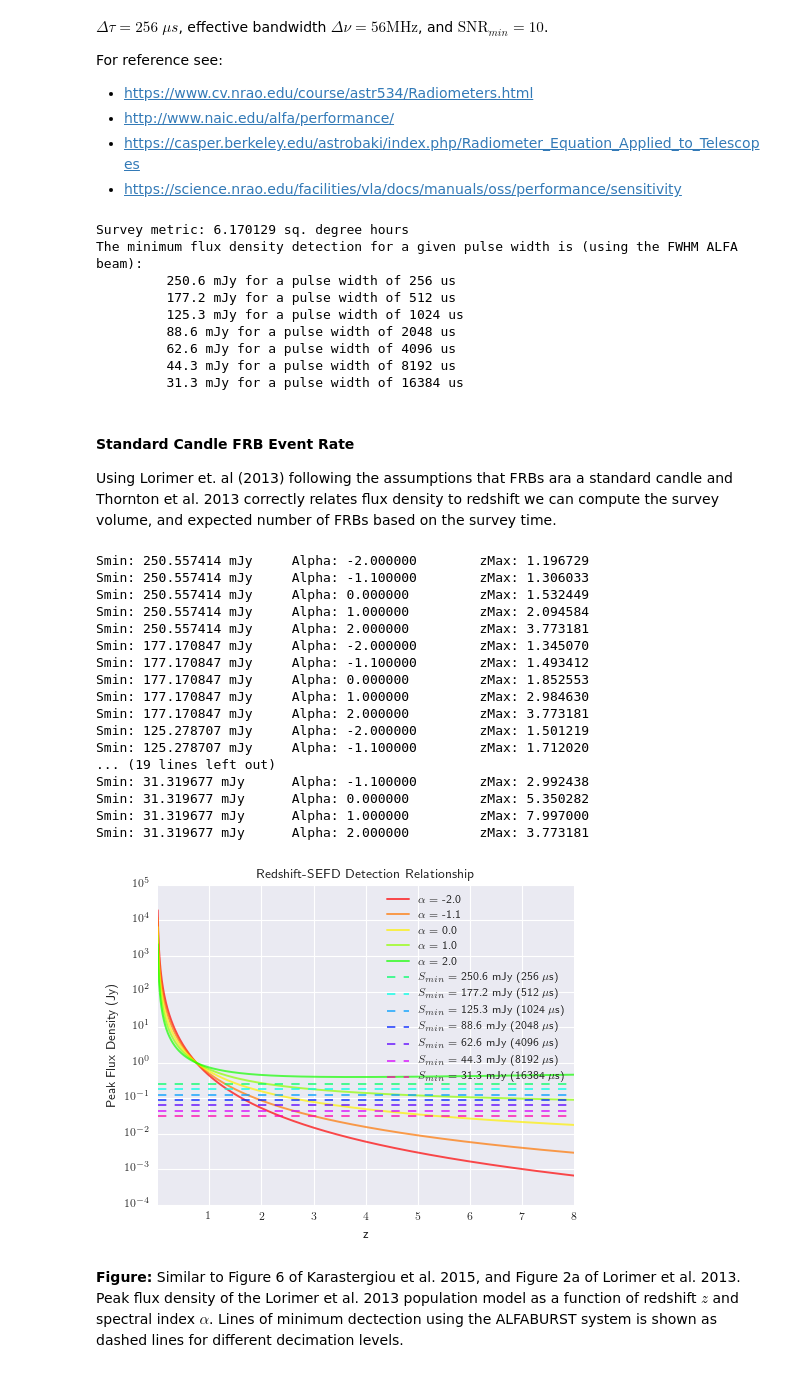
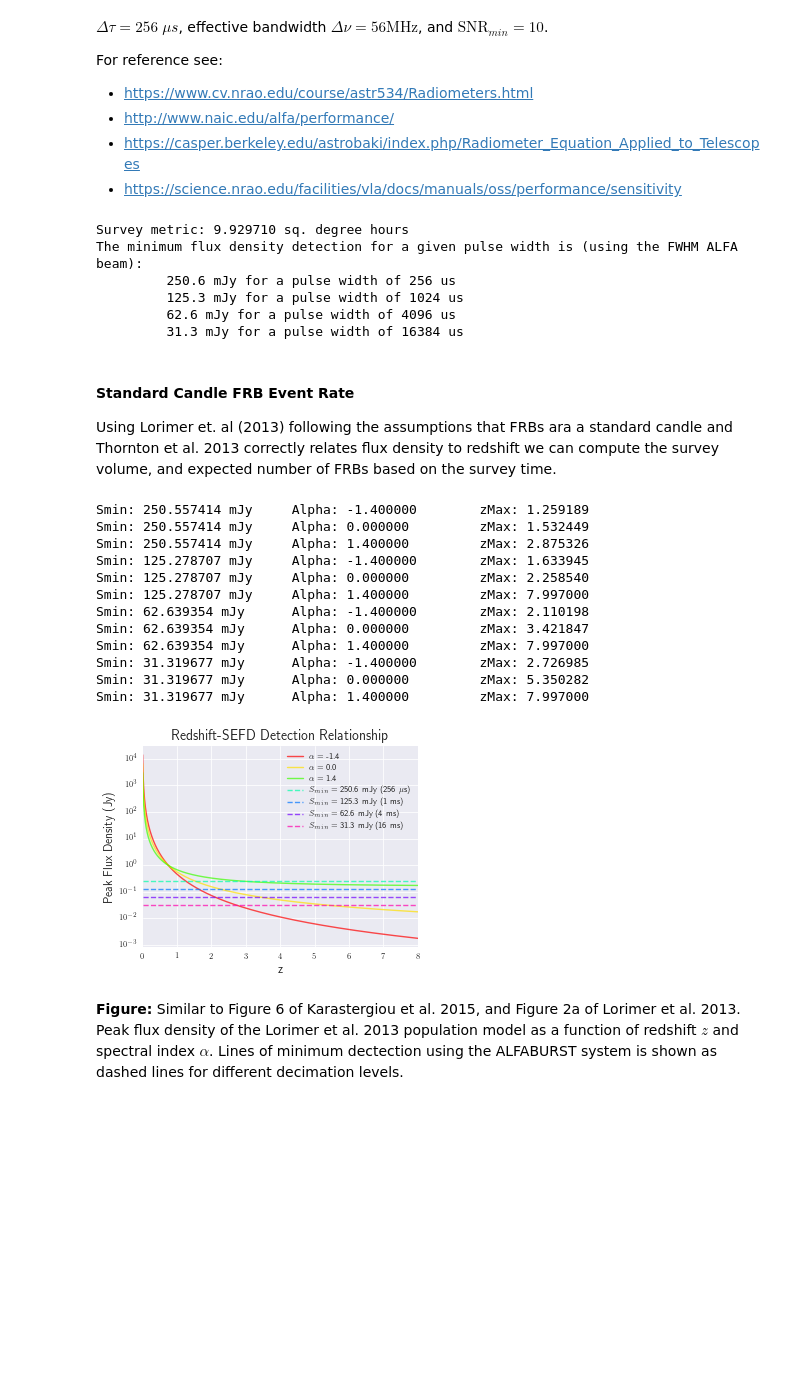
Before and after one commit to griffinfoster/alfaburst-initial-survey, a Jupyter notebook: notebooks/ALFABURST_Derived_FRB_Rates.ipynb, the cells around one changed output. Drawn from its saved outputs; the diff is of its cells as text; code cells hidden in the pictures; blank space fills up the shorter version.

```diff
--- a/notebooks/ALFABURST_Derived_FRB_Rates.ipynb
+++ b/notebooks/ALFABURST_Derived_FRB_Rates.ipynb
@@ -13,7 +13,7 @@ rc('text', usetex=True)
 plt.rcParams['figure.figsize'] = (10, 8)
 # %%
 sns.set()
-sns.set_context("paper")
+sns.set_context("paper", rc={"font.size":20, "axes.titlesize":14, "axes.labelsize":12})
 # %% [markdown]
 ## Preamble
 # %% [markdown]
@@ -115,8 +150,8 @@ For reference see:
 # From Minimum flux density detection, based on radiometer equation
 SEFD = 3. # Jy, SEFD of ALFA (main beam)
 threshold = 10. # SNR threshold of detection pipeline
-pulseWidth = 2.**(np.arange(0,7)) * 256. # us, expected pulse width
-#pulseWidth = np.array([256., 1024., 4096., 4.*4096]) # us, expected pulse width
+#pulseWidth = 2.**(np.arange(0,7)) * 256. # us, expected pulse width
+pulseWidth = np.array([256., 1024., 4096., 4.*4096]) # us, expected pulse width
 tRes = 256. # us, ALFABURST spectra time resolution
 dFactor = pulseWidth / tRes# decimation factor
 bw = 56. * 1e6 # ALFABURST effective bandwidth in Hz
@@ -125,25 +160,24 @@ sMin = SEFD * (threshold / np.sqrt(dFactor * (tRes * 1e-6) * bw))
 fObsMin = 1347e6 # ALFABURST 56 MHz bandwidth system min frequency
 fObsMax = 1403e6 # ALFABURST 56 MHz bandwidth system max frequency
 
-alphas = [-2., -1.1, 0., 1., 2.] # spectral indicies to model
-#alphas = [-1.4, 0., 1.4] # spectral indicies to model
+#alphas = [-2., -1.1, 0., 1., 2.] # spectral indicies to model
+alphas = [-1.4, 0., 1.4] # spectral indicies to model
 
 zMin = 0.01
 zMax = 7.997 # minimum z based on pointing and NE2001 from frb_search_volume.ipynb
 # %%
-print 'Survey metric: %f sq. degree hours'%(np.sum((llObsTime/3600.) * pixelFWHMarea))
+surveyMetricFWHM = np.sum((llObsTime/3600.) * pixelFWHMarea) \
+                                + (alfaFWHMarea * (deltaObsTime/3600.)) # up to April 2017 + post April 2017
+print 'Survey metric: %f sq. degree hours'%(surveyMetricFWHM)
 print 'The minimum flux density detection for a given pulse width is (using the FWHM ALFA beam):'
 for sMinVal, pwVal in zip(sMin, pulseWidth):
     print '\t %.1f mJy for a pulse width of %.0f us'%(sMinVal*1000., pwVal)
 # %% [output]
-Survey metric: 6.170129 sq. degree hours
+Survey metric: 9.929710 sq. degree hours
 The minimum flux density detection for a given pulse width is (using the FWHM ALFA beam):
          250.6 mJy for a pulse width of 256 us
-         177.2 mJy for a pulse width of 512 us
          125.3 mJy for a pulse width of 1024 us
-         88.6 mJy for a pulse width of 2048 us
          62.6 mJy for a pulse width of 4096 us
-         44.3 mJy for a pulse width of 8192 us
          31.3 mJy for a pulse width of 16384 us
 # %% [markdown]
 #### Standard Candle FRB Event Rate
@@ -214,52 +248,51 @@ cmap = plt.cm.hsv
 colors = iter(cmap(np.linspace(0, 0.9, len(alphas) + len(sMin))))
 
 for aid, alpha in enumerate(alphas):
     LModel = calcLModel(alphaRef=alpha)
     for zid,zz in enumerate(zArr):
         sPeakArr[aid, zid] = calcSpeak(LModel, zz, alpha, fObsMin, fObsMax)
     plt.semilogy(zArr, sPeakArr[aid], color=next(colors), alpha=0.7, label=r'$\alpha =$ %1.1f'%alpha)
 
 idxArr = np.zeros((len(sMin),len(alphas)), dtype='int')
 #for sMinVal, pwVal in zip(sMin, pulseWidth):
 for smid, sMinVal in enumerate(sMin):
     pwVal = pulseWidth[smid]
-    plt.axhline(y=sMinVal, xmin=0.0, xmax=1.0, color=next(colors), linestyle="--", alpha=0.7, \
+    if pwVal > 1000.:
+        label='$S_{min}=$ %1.1f mJy (%.0f ms)'%(sMinVal*1000., pwVal/1000.)
+    else:
+        label='$S_{min}=$ %1.1f mJy (%.0f $\mu$s)'%(sMinVal*1000., pwVal)
+
+    plt.axhline(y=sMinVal, xmin=0.0, xmax=1.0, color=next(colors), linestyle="--", alpha=0.7, label=label)
                 #label='$S_{min}=$ %1.1f mJy (%.0f ms)'%(sMinVal*1000., pwVal/1000.))
-                label='$S_{min}=$ %1.1f mJy (%.0f $\mu$s)'%(sMinVal*1000., pwVal))
     for aid, alpha in enumerate(alphas):
         idx = np.argmin(np.abs(sPeakArr[aid] - sMinVal)) # array index of nearest sMin/alpha flux density crossing
         #print alpha, sMinVal, idx, zArr[idx]
         idxArr[smid, aid] = idx
         # find maximum redshift to compute volume
         print 'Smin: %f mJy \t Alpha: %f \t zMax: %f'%(sMinVal*1000., alpha, zArr[idx])
 
 plt.legend()
 plt.xlim(zMin, zMax)
 plt.xlabel('z')
 plt.ylabel('Peak Flux Density (Jy)')
 plt.title('Redshift-SEFD Detection Relationship')
 plt.tight_layout()
 
-plt.savefig('fwhm_sefd_z_relation.pdf')
+plt.savefig('../figures/fwhm_sefd_z_relation.pdf')
 # %% [output]
-Smin: 250.557414 mJy     Alpha: -2.000000        zMax: 1.196729
-Smin: 250.557414 mJy     Alpha: -1.100000        zMax: 1.306033
+Smin: 250.557414 mJy     Alpha: -1.400000        zMax: 1.259189
 Smin: 250.557414 mJy     Alpha: 0.000000         zMax: 1.532449
-Smin: 250.557414 mJy     Alpha: 1.000000         zMax: 2.094584
-Smin: 250.557414 mJy     Alpha: 2.000000         zMax: 3.773181
-Smin: 177.170847 mJy     Alpha: -2.000000        zMax: 1.345070
-Smin: 177.170847 mJy     Alpha: -1.100000        zMax: 1.493412
-Smin: 177.170847 mJy     Alpha: 0.000000         zMax: 1.852553
-Smin: 177.170847 mJy     Alpha: 1.000000         zMax: 2.984630
-Smin: 177.170847 mJy     Alpha: 2.000000         zMax: 3.773181
-Smin: 125.278707 mJy     Alpha: -2.000000        zMax: 1.501219
-Smin: 125.278707 mJy     Alpha: -1.100000        zMax: 1.712020
-... (19 lines left out)
-Smin: 31.319677 mJy      Alpha: -1.100000        zMax: 2.992438
+Smin: 250.557414 mJy     Alpha: 1.400000         zMax: 2.875326
+Smin: 125.278707 mJy     Alpha: -1.400000        zMax: 1.633945
+Smin: 125.278707 mJy     Alpha: 0.000000         zMax: 2.258540
+Smin: 125.278707 mJy     Alpha: 1.400000         zMax: 7.997000
+Smin: 62.639354 mJy      Alpha: -1.400000        zMax: 2.110198
+Smin: 62.639354 mJy      Alpha: 0.000000         zMax: 3.421847
+Smin: 62.639354 mJy      Alpha: 1.400000         zMax: 7.997000
+Smin: 31.319677 mJy      Alpha: -1.400000        zMax: 2.726985
 Smin: 31.319677 mJy      Alpha: 0.000000         zMax: 5.350282
-Smin: 31.319677 mJy      Alpha: 1.000000         zMax: 7.997000
-Smin: 31.319677 mJy      Alpha: 2.000000         zMax: 3.773181
+Smin: 31.319677 mJy      Alpha: 1.400000         zMax: 7.997000
-[figure, old version]
+[figure, new version]
 # %% [markdown]
 **Figure:** Similar to Figure 6 of Karastergiou et al. 2015, and Figure 2a of Lorimer et al. 2013. Peak flux density of the Lorimer et al. 2013 population model as a function of redshift $z$ and spectral index $\alpha$. Lines of minimum dectection using the ALFABURST system is shown as dashed lines for different decimation levels.
 # %% [markdown]
```
Also changed, not shown: parts of 23 cells of this notebook, 1 other file.
